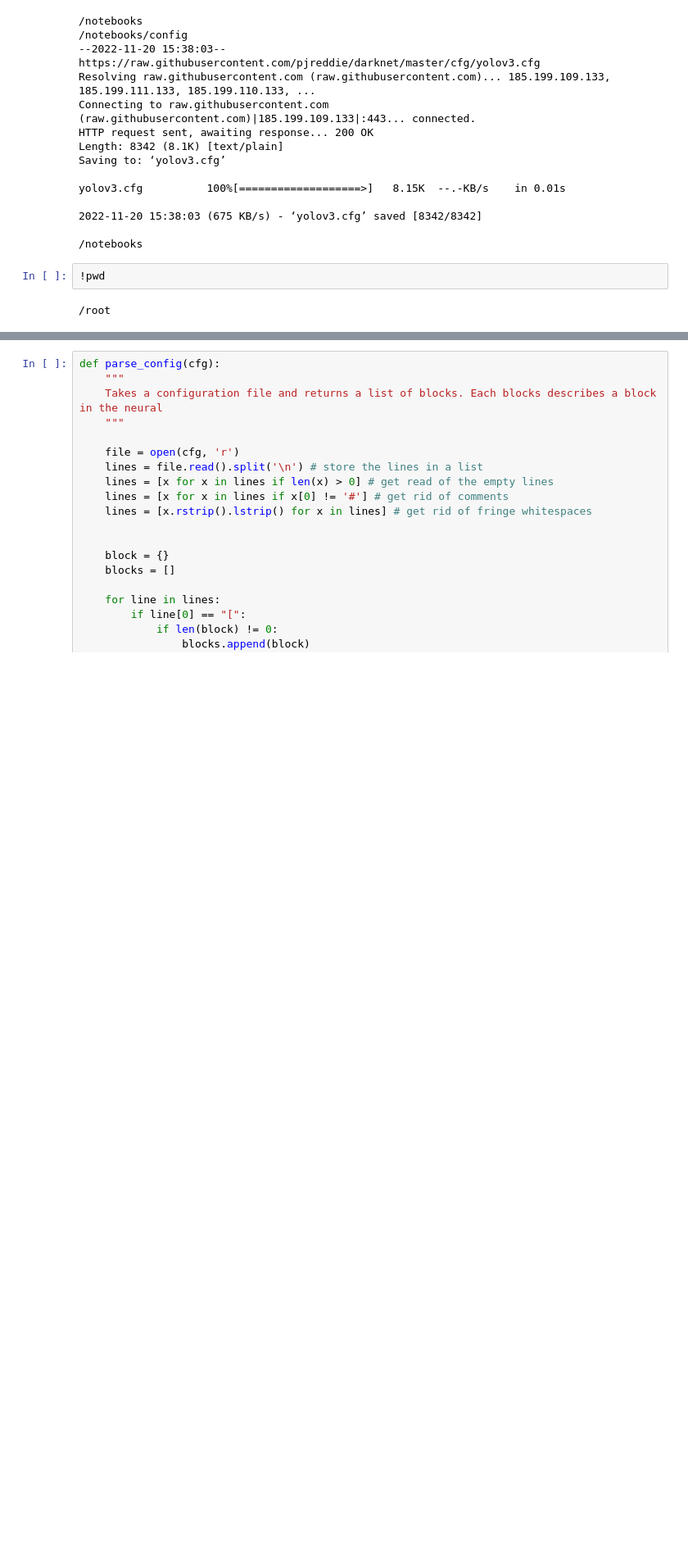
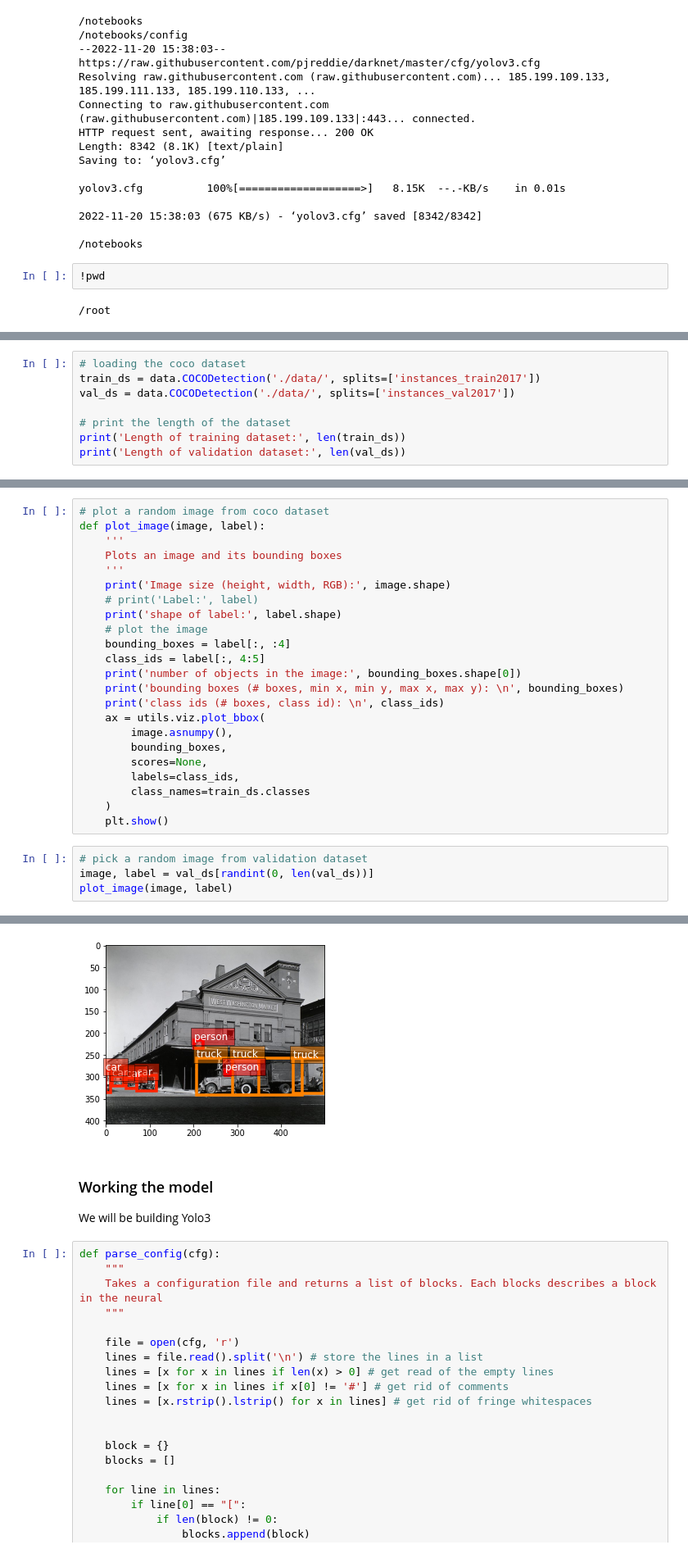
Before and after one commit to ERUD1T3/real-time-object-detector, a Jupyter notebook: src/proj2_rtod.ipynb, the cells around one changed output, grey strips where cells are left out. Shown at 82% size. Saved outputs shown, nothing was run; the diff lists cells and outputs as text; blank space fills up the shorter version.

```diff
--- a/src/proj2_rtod.ipynb
+++ b/src/proj2_rtod.ipynb
@@ -161,0 +179,8 @@ NVIDIA RTX A4000
+# %%
+# loading the coco dataset
+train_ds = data.COCODetection('./data/', splits=['instances_train2017'])
+val_ds = data.COCODetection('./data/', splits=['instances_val2017'])
+
+# print the length of the dataset
+print('Length of training dataset:', len(train_ds))
+print('Length of validation dataset:', len(val_ds))
@@ -161,0 +203,28 @@ NVIDIA RTX A4000
+# %%
+# plot a random image from coco dataset
+def plot_image(image, label):
+    '''
+    Plots an image and its bounding boxes
+    '''
+    print('Image size (height, width, RGB):', image.shape)
+    # print('Label:', label)
+    print('shape of label:', label.shape)
+    # plot the image
+    bounding_boxes = label[:, :4]
+    class_ids = label[:, 4:5]
+    print('number of objects in the image:', bounding_boxes.shape[0])
+    print('bounding boxes (# boxes, min x, min y, max x, max y): \n', bounding_boxes)
+    print('class ids (# boxes, class id): \n', class_ids)
+    ax = utils.viz.plot_bbox(
+        image.asnumpy(),
+        bounding_boxes,
+        scores=None,
+        labels=class_ids,
+        class_names=train_ds.classes
+    )
+    plt.show()
+# %%
+# pick a random image from validation dataset
+image, label = val_ds[randint(0, len(val_ds))]
+plot_image(image, label)
+# %% [output]
@@ -162,3 +248,7 @@ NVIDIA RTX A4000
+[figure, added]
+# %% [markdown]
+### Working the model
+We will be building Yolo3
 # %%
 def parse_config(cfg):
     """
```
Also changed, not shown: parts of 33 cells of this notebook.
